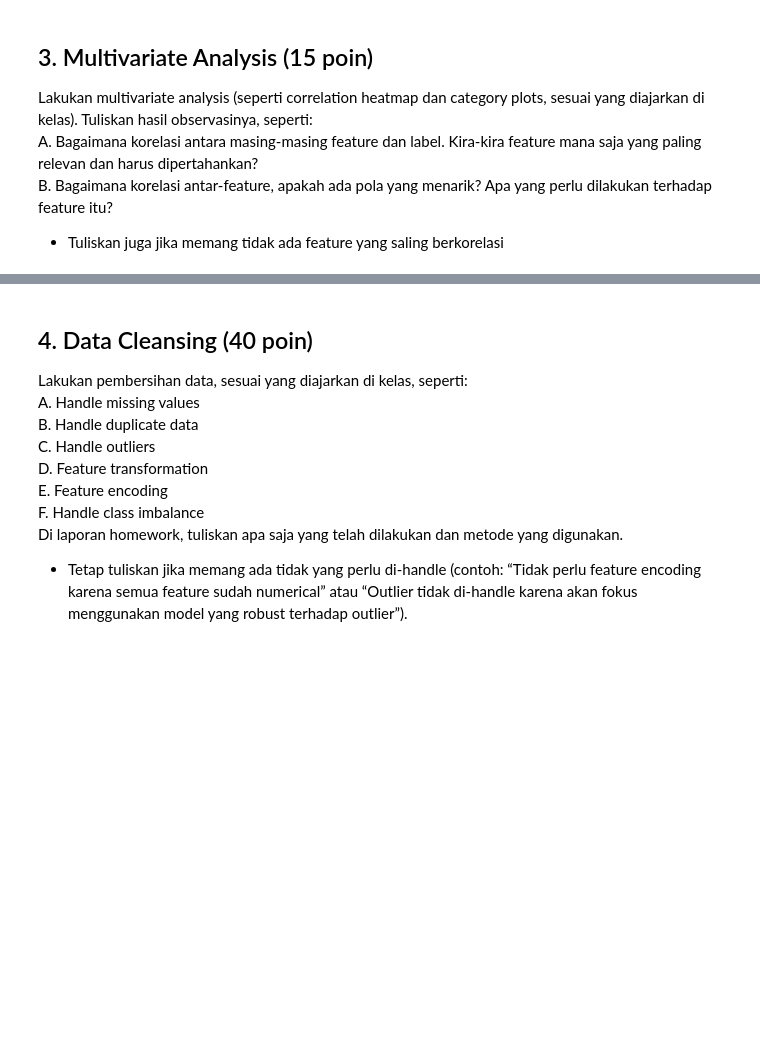
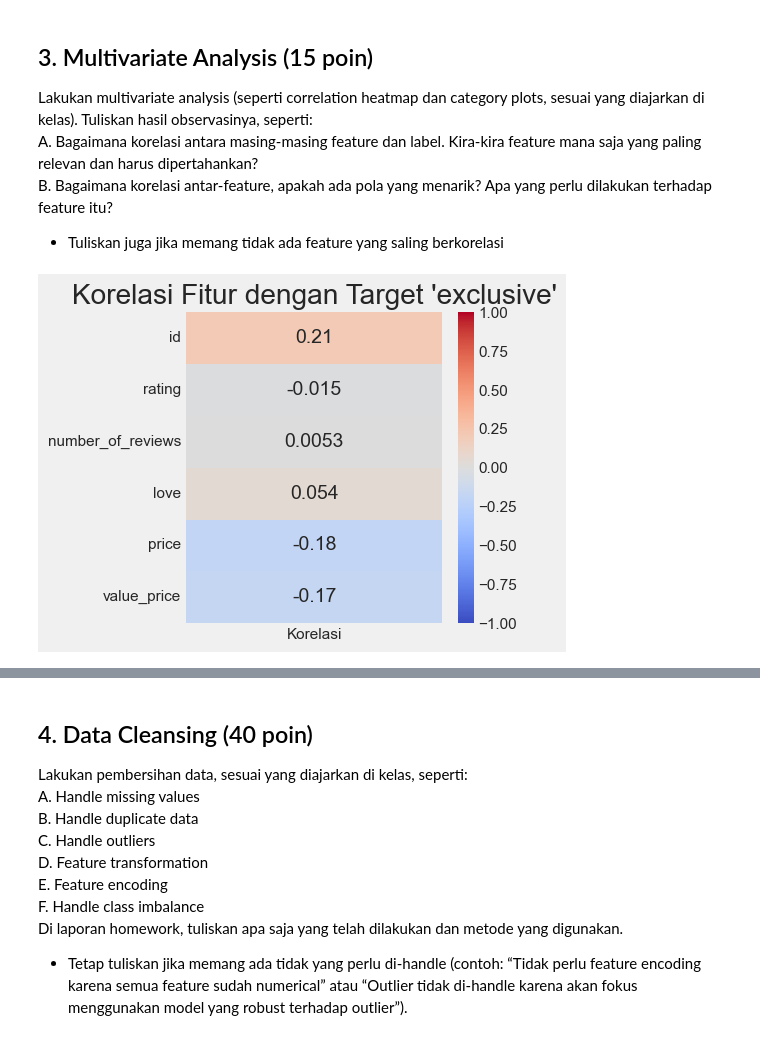
Before and after one commit to agirahmawandi/hw_ml_prep, a Jupyter notebook: Homework_ML_Preparation.ipynb, the cells around one changed output, grey strips where cells are left out. Cells and saved outputs as stored; diff of their text form; code cells hidden in the pictures; blank space fills up the shorter version.

```diff
--- a/Homework_ML_Preparation.ipynb
+++ b/Homework_ML_Preparation.ipynb
@@ -202,4 +204,21 @@ saja yang paling relevan dan harus dipertahankan?<br>
 B. Bagaimana korelasi antar-feature, apakah ada pola yang menarik? Apa yang perlu
 dilakukan terhadap feature itu?<br>
 * Tuliskan juga jika memang tidak ada feature yang saling berkorelasi
+# %%
+numerical_cols = df.select_dtypes(include=['float64', 'int64'])
+
+# Hitung korelasi terhadap 'exclusive' dan ubah ke DataFrame (dengan kolom)
+correlation_with_target = numerical_cols.corr()['exclusive'].drop('exclusive').to_frame()
+
+# Optional: beri nama kolom agar lebih jelas
+correlation_with_target.columns = ['Korelasi']
+
+# Plot heatmap
+plt.figure(figsize=(5, 4))
+sns.heatmap(correlation_with_target, annot=True, cmap='coolwarm', vmin=-1, vmax=1)
+plt.title("Korelasi Fitur dengan Target 'exclusive'")
+plt.tight_layout()
+plt.show()
+# %% [output]
+[figure, added]
 # %%
```
Also changed, not shown: parts of 14 cells of this notebook.
